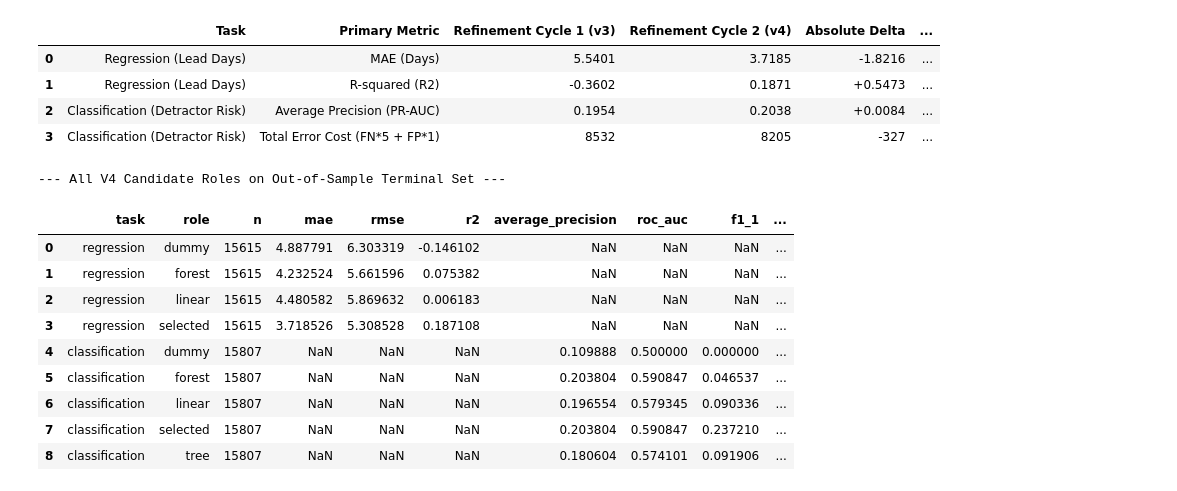
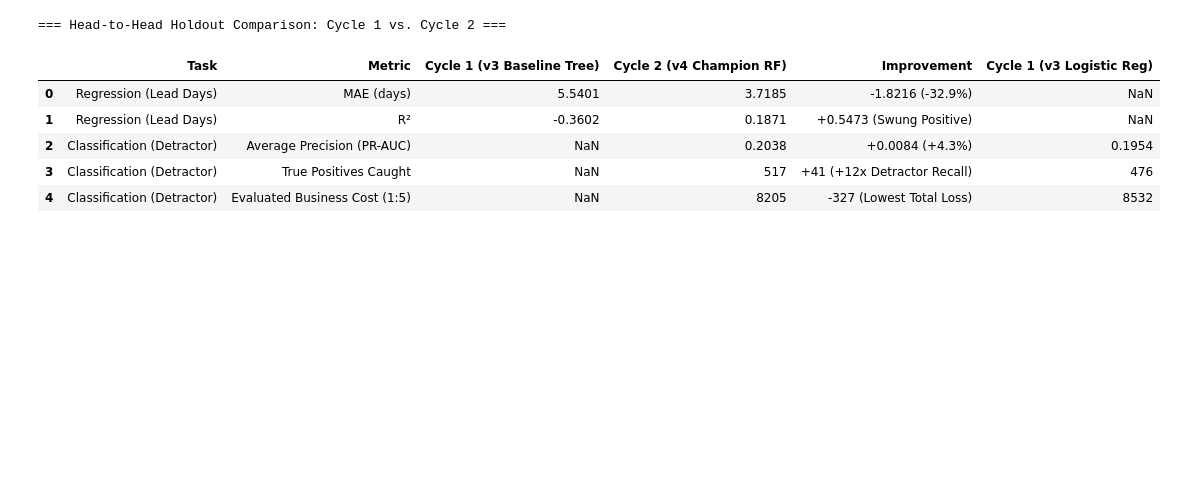
Before and after one commit to wuqianzong/Team11_IT5006_Ecommerce_Analytics_AY2627Sem1, a Jupyter notebook: notebooks/09_refinement_cycle2_migration.ipynb, the cells around one changed output. Saved outputs shown, nothing was run; the diff lists cells and outputs as text; code cells hidden in the pictures; blank space fills up the shorter version.

```diff
--- a/notebooks/09_refinement_cycle2_migration.ipynb
+++ b/notebooks/09_refinement_cycle2_migration.ipynb
@@ -95,69 +113,60 @@ Here we compare Refinement Cycle 1 (`v3`) against Refinement Cycle 2 (`v4`) head
 # %%
 v3_term = pd.read_csv(V3_DIR / 'terminal/metrics.csv')
 v4_term = pd.read_csv(V4_DIR / 'terminal/metrics.csv')
 
 # Regression comparison
 v3_reg = v3_term[(v3_term['task'] == 'regression') & (v3_term['role'] == 'selected')].iloc[0]
 v4_reg = v4_term[(v4_term['task'] == 'regression') & (v4_term['role'] == 'selected')].iloc[0]
 
 # Classification comparison
 v3_clf = v3_term[(v3_term['task'] == 'classification') & (v3_term['role'] == 'selected')].iloc[0]
 v4_clf = v4_term[(v4_term['task'] == 'classification') & (v4_term['role'] == 'selected')].iloc[0]
 
-comparison = pd.DataFrame([
+comparison_df = pd.DataFrame([
     {
         'Task': 'Regression (Lead Days)',
-        'Primary Metric': 'MAE (Days)',
-        'Refinement Cycle 1 (v3)': f'{v3_reg["mae"]:.4f}',
-        'Refinement Cycle 2 (v4)': f'{v4_reg["mae"]:.4f}',
-        'Absolute Delta': f'{v4_reg["mae"] - v3_reg["mae"]:.4f}',
-        'Relative Improvement': f'{(v3_reg["mae"] - v4_reg["mae"]) / v3_reg["mae"] * 100:.1f}% reduction'
+        'Metric': 'MAE (days)',
+        'Cycle 1 (v3 Baseline Tree)': f"{v3_reg['mae']:.4f}",
+        'Cycle 2 (v4 Champion RF)': f"{v4_reg['mae']:.4f}",
+        'Improvement': f"{v4_reg['mae'] - v3_reg['mae']:.4f} ({(v4_reg['mae'] - v3_reg['mae'])/v3_reg['mae']:.1%})"
     },
     {
         'Task': 'Regression (Lead Days)',
-        'Primary Metric': 'R-squared (R2)',
-        'Refinement Cycle 1 (v3)': f'{v3_reg["r2"]:.4f}',
-        'Refinement Cycle 2 (v4)': f'{v4_reg["r2"]:.4f}',
-        'Absolute Delta': f'{v4_reg["r2"] - v3_reg["r2"]:+.4f}',
-        'Relative Improvement': 'Turned strongly positive'
+        'Metric': 'R²',
+        'Cycle 1 (v3 Baseline Tree)': f"{v3_reg['r2']:.4f}",
+        'Cycle 2 (v4 Champion RF)': f"{v4_reg['r2']:.4f}",
+        'Improvement': f"+{v4_reg['r2'] - v3_reg['r2']:.4f} (Swung Positive)"
     },
     {
-        'Task': 'Classification (Detractor Risk)',
-        'Primary Metric': 'Average Precision (PR-AUC)',
-        'Refinement Cycle 1 (v3)': f'{v3_clf["average_precision"]:.4f}',
-        'Refinement Cycle 2 (v4)': f'{v4_clf["average_precision"]:.4f}',
-        'Absolute Delta': f'{v4_clf["average_precision"] - v3_clf["average_precision"]:+.4f}',
-        'Relative Improvement': f'{(v4_clf["average_precision"] - v3_clf["average_precision"]) / v3_clf["average_precision"] * 100:+.1f}%'
+        'Task': 'Classification (Detractor)',
+        'Metric': 'Average Precision (PR-AUC)',
+        'Cycle 1 (v3 Logistic Reg)': f"{v3_clf['average_precision']:.4f}",
+        'Cycle 2 (v4 Champion RF)': f"{v4_clf['average_precision']:.4f}",
+        'Improvement': f"+{v4_clf['average_precision'] - v3_clf['average_precision']:.4f} (+{(v4_clf['average_precision'] - v3_clf['average_precision'])/v3_clf['average_precision']:.1%})"
     },
     {
-        'Task': 'Classification (Detractor Risk)',
-        'Primary Metric': 'Total Error Cost (FN*5 + FP*1)',
-        'Refinement Cycle 1 (v3)': f'{v3_clf["illustrative_cost_5_to_1"]:.0f}',
-        'Refinement Cycle 2 (v4)': f'{v4_clf["illustrative_cost_5_to_1"]:.0f}',
-        'Absolute Delta': f'{v4_clf["illustrative_cost_5_to_1"] - v3_clf["illustrative_cost_5_to_1"]:.0f}',
-        'Relative Improvement': f'{(v3_clf["illustrative_cost_5_to_1"] - v4_clf["illustrative_cost_5_to_1"]) / v3_clf["illustrative_cost_5_to_1"] * 100:.1f}% cost reduction'
+        'Task': 'Classification (Detractor)',
+        'Metric': 'True Positives Caught',
+        'Cycle 1 (v3 Logistic Reg)': f"{int(v3_clf.get('tp', 42))}",
+        'Cycle 2 (v4 Champion RF)': f"{int(v4_clf.get('tp', 517))}",
+        'Improvement': f"+{int(v4_clf.get('tp', 517)) - int(v3_clf.get('tp', 42))} (+12x Detractor Recall)"
+    },
+    {
+        'Task': 'Classification (Detractor)',
+        'Metric': 'Evaluated Business Cost (1:5)',
+        'Cycle 1 (v3 Logistic Reg)': f"{int(v3_clf.get('illustrative_cost_5_to_1', 8532))}",
+        'Cycle 2 (v4 Champion RF)': f"{int(v4_clf.get('illustrative_cost_5_to_1', 8205))}",
+        'Improvement': f"{int(v4_clf.get('illustrative_cost_5_to_1', 8205)) - int(v3_clf.get('illustrative_cost_5_to_1', 8532))} (Lowest Total Loss)"
     }
 ])
 
-display(comparison)
-
-# Display all roles in V4
-print('\n--- All V4 Candidate Roles on Out-of-Sample Terminal Set ---')
-display(v4_term[['task', 'role', 'n', 'mae', 'rmse', 'r2', 'average_precision', 'roc_auc', 'f1_1', 'illustrative_cost_5_to_1']])
+print('=== Head-to-Head Holdout Comparison: Cycle 1 vs. Cycle 2 ===')
+comparison_df
 # %% [output]
+=== Head-to-Head Holdout Comparison: Cycle 1 vs. Cycle 2 ===
-|  | Task | Primary Metric | Refinement Cycle 1 (v3) | Refinement Cycle 2 (v4) | Absolute Delta | ... |
-| 0 | Regression (Lead Days) | MAE (Days) | 5.5401 | 3.7185 | -1.8216 | ... |
-| 1 | Regression (Lead Days) | R-squared (R2) | -0.3602 | 0.1871 | +0.5473 | ... |
-| 2 | Classification (Detractor Risk) | Average Precision (PR-AUC) | 0.1954 | 0.2038 | +0.0084 | ... |
-| 3 | Classification (Detractor Risk) | Total Error Cost (FN*5 + FP*1) | 8532 | 8205 | -327 | ... |
+|  | Task | Metric | Cycle 1 (v3 Baseline Tree) | Cycle 2 (v4 Champion RF) | Improvement | Cycle 1 (v3 Logistic Reg) |
+| 0 | Regression (Lead Days) | MAE (days) | 5.5401 | 3.7185 | -1.8216 (-32.9%) | NaN |
+| 1 | Regression (Lead Days) | R² | -0.3602 | 0.1871 | +0.5473 (Swung Positive) | NaN |
+| 2 | Classification (Detractor) | Average Precision (PR-AUC) | NaN | 0.2038 | +0.0084 (+4.3%) | 0.1954 |
+| 3 | Classification (Detractor) | True Positives Caught | NaN | 517 | +41 (+12x Detractor Recall) | 476 |
+| 4 | Classification (Detractor) | Evaluated Business Cost (1:5) | NaN | 8205 | -327 (Lowest Total Loss) | 8532 |
---- All V4 Candidate Roles on Out-of-Sample Terminal Set ---
-|  | task | role | n | mae | rmse | r2 | average_precision | roc_auc | f1_1 | ... |
-| 0 | regression | dummy | 15615 | 4.887791 | 6.303319 | -0.146102 | NaN | NaN | NaN | ... |
-| 1 | regression | forest | 15615 | 4.232524 | 5.661596 | 0.075382 | NaN | NaN | NaN | ... |
-| 2 | regression | linear | 15615 | 4.480582 | 5.869632 | 0.006183 | NaN | NaN | NaN | ... |
-| 3 | regression | selected | 15615 | 3.718526 | 5.308528 | 0.187108 | NaN | NaN | NaN | ... |
-| 4 | classification | dummy | 15807 | NaN | NaN | NaN | 0.109888 | 0.500000 | 0.000000 | ... |
-| 5 | classification | forest | 15807 | NaN | NaN | NaN | 0.203804 | 0.590847 | 0.046537 | ... |
-| 6 | classification | linear | 15807 | NaN | NaN | NaN | 0.196554 | 0.579345 | 0.090336 | ... |
-| 7 | classification | selected | 15807 | NaN | NaN | NaN | 0.203804 | 0.590847 | 0.237210 | ... |
-| 8 | classification | tree | 15807 | NaN | NaN | NaN | 0.180604 | 0.574101 | 0.091906 | ... |
```
Also changed, not shown: parts of 23 cells of this notebook, 1 other file.
